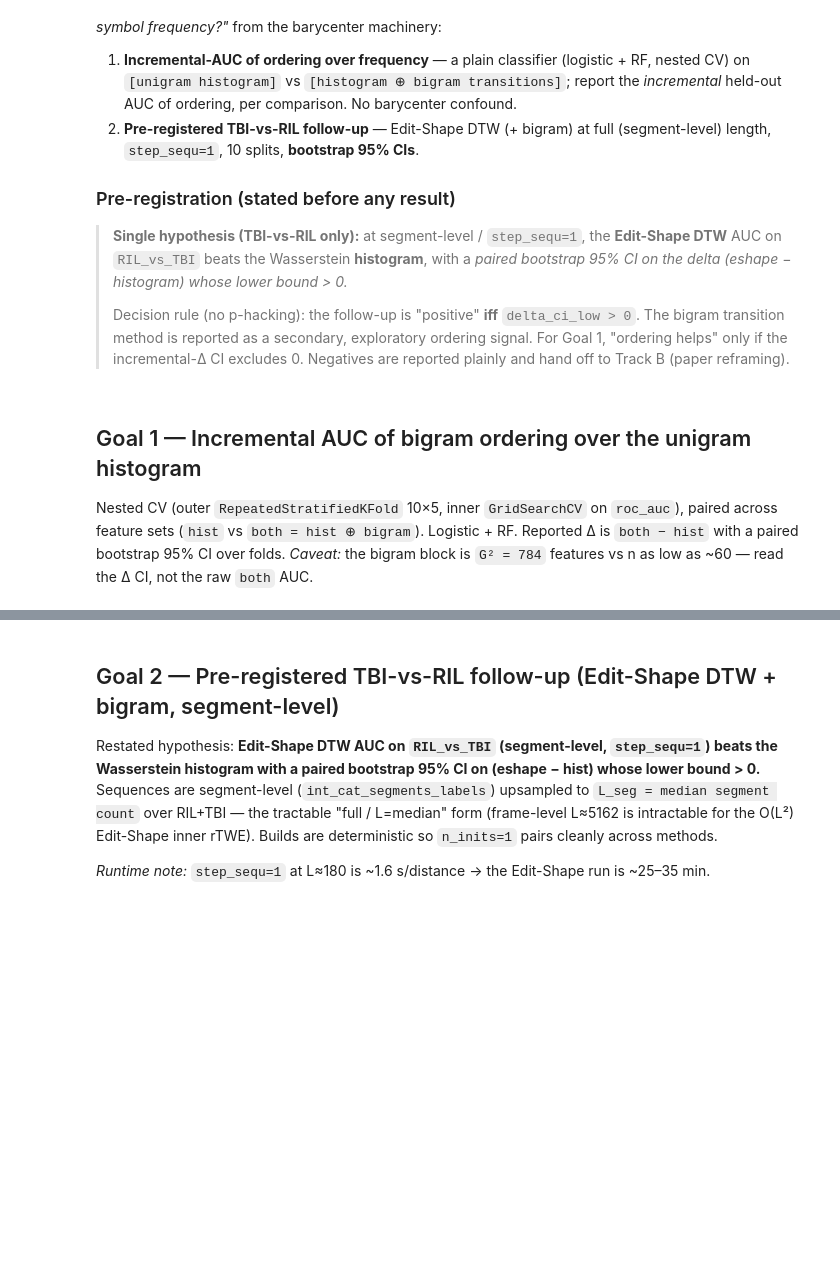
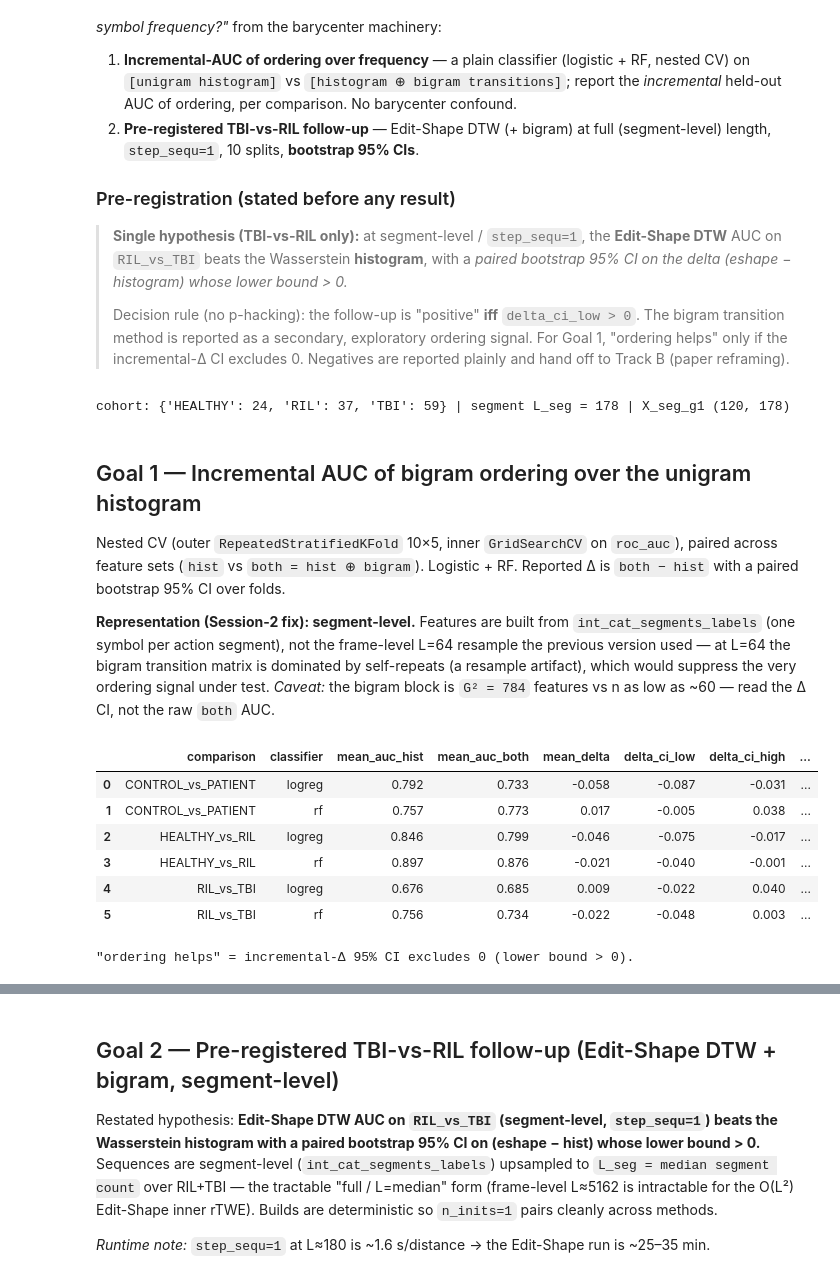
Before and after one commit to samperochon/smartflat, a Jupyter notebook: notebooks/06e_ordering_vs_frequency.ipynb, the cells around one changed output, grey strips where cells are left out. Cells and saved outputs as stored; diff of their text form; code cells hidden in the pictures; blank space fills up the shorter version.

```diff
--- a/notebooks/06e_ordering_vs_frequency.ipynb
+++ b/notebooks/06e_ordering_vs_frequency.ipynb
@@ -23,7 +23,9 @@ carry group signal beyond symbol frequency?"* from the barycenter machinery:
 # %%
 %load_ext autoreload
 %autoreload 2
-import os, json, numpy as np, pandas as pd, matplotlib.pyplot as plt, seaborn as sns
+import os
+os.environ.setdefault('NUMBA_THREADING_LAYER', 'workqueue')  # fork-safe rTWE under the nbconvert kernel
+import json, numpy as np, pandas as pd, matplotlib.pyplot as plt, seaborn as sns
 from IPython.display import display
 import smartflat
 from joblib import load
@@ -37,7 +39,7 @@ from smartflat.features.symbolic_barycenter.baselines import make_patient_contro
 plt.rcParams['figure.dpi'] = 110
 
 ANN, RND, CFG = 'samperochon', 8, 'SymbolicSourceInferenceGoldConfig'
-L, NU, LMBDA, OFFSET = 64, 1e-4, 0.1, 0.3
+NU, LMBDA, OFFSET = 1e-4, 0.1, 0.3
 OUT = os.path.join(get_data_root(), 'outputs', 'symbolic_barycenter', 'g28')
 EXP = os.path.join(OUT, 'experiments')
 os.makedirs(EXP, exist_ok=True)
@@ -58,35 +60,57 @@ df.sort_values('task_number_int', ascending=True, inplace=True)
 df = df[df['pathologie'].isin(['HEALTHY', 'RIL', 'TBI'])]
 df.drop_duplicates(subset=['trigram'], keep='first', inplace=True)
 df = df.reset_index(drop=True)
+labels = df['pathologie'].values.astype(object)
 
-# frame-level, resampled to L=64 (Goal 1 features are length-invariant histograms/bigrams)
-X_cat = np.vstack([upsample_sequence(np.asarray(s), L)
-                   for s in df['int_cat_segm_embedding_labels']]).astype(int)
-labels = df['pathologie'].values.astype(object)
-print('cohort:', df.groupby('pathologie').size().to_dict(), '| X_cat', X_cat.shape)
+# SEGMENT-LEVEL representation for the ordering test (Session-2 fix). The previous version
+# resampled the frame-level sequence to L=64, where ~every bigram transition is a self-repeat
+# (resample artifact) — destroying exactly the ordering signal under test. Segment-level
+# (`int_cat_segments_labels`, one symbol per action segment) is the natural action-transition
+# granularity; upsampled to the cohort median segment count so all rows share a length.
+segs = [np.asarray(s).astype(int) for s in df['int_cat_segments_labels']]
+L_seg_all = int(np.median([len(s) for s in segs]))
+X_seg_g1 = np.vstack([upsample_sequence(s, L_seg_all) for s in segs]).astype(int)
+print('cohort:', df.groupby('pathologie').size().to_dict(),
+      '| segment L_seg =', L_seg_all, '| X_seg_g1', X_seg_g1.shape)
+# %% [output]
+cohort: {'HEALTHY': 24, 'RIL': 37, 'TBI': 59} | segment L_seg = 178 | X_seg_g1 (120, 178)
 # %% [markdown]
 ## Goal 1 — Incremental AUC of bigram ordering over the unigram histogram
 
 Nested CV (outer `RepeatedStratifiedKFold` 10×5, inner `GridSearchCV` on `roc_auc`), paired across
 feature sets (`hist` vs `both = hist ⊕ bigram`). Logistic + RF. Reported Δ is `both − hist` with a
-paired bootstrap 95% CI over folds. *Caveat:* the bigram block is `G² = 784` features vs n as low as
-~60 — read the Δ CI, not the raw `both` AUC.
+paired bootstrap 95% CI over folds.
+
+**Representation (Session-2 fix): segment-level.** Features are built from `int_cat_segments_labels`
+(one symbol per action segment), not the frame-level L=64 resample the previous version used — at
+L=64 the bigram transition matrix is dominated by self-repeats (a resample artifact), which would
+suppress the very ordering signal under test. *Caveat:* the bigram block is `G² = 784` features vs n
+as low as ~60 — read the Δ CI, not the raw `both` AUC.
 # %%
 folds_io, summ_io = B.evaluate_incremental_ordering(
-    X_cat, labels, G28, classifiers=('logreg', 'rf'),
+    X_seg_g1, labels, G28, classifiers=('logreg', 'rf'),
     n_repeats=10, n_folds=5, random_state=42, n_boot=10000,
 )
 summ_io = summ_io.sort_values(['comparison', 'classifier']).reset_index(drop=True)
 folds_io.to_csv(os.path.join(EXP, 'incremental_ordering.csv'), index=False)
 summ_io.to_csv(os.path.join(EXP, 'incremental_ordering_summary.csv'), index=False)
 
 show = summ_io.copy()
 for c in ['mean_auc_hist', 'mean_auc_both', 'mean_delta', 'delta_ci_low', 'delta_ci_high']:
     show[c] = show[c].round(3)
 show['wilcoxon_p'] = show['wilcoxon_p'].round(4)
 show['ordering_helps'] = show['delta_ci_low'] > 0
 display(show)
 print('\n"ordering helps" = incremental-Δ 95% CI excludes 0 (lower bound > 0).')
+# %% [output]
+|  | comparison | classifier | mean_auc_hist | mean_auc_both | mean_delta | delta_ci_low | delta_ci_high | ... |
+| 0 | CONTROL_vs_PATIENT | logreg | 0.792 | 0.733 | -0.058 | -0.087 | -0.031 | ... |
+| 1 | CONTROL_vs_PATIENT | rf | 0.757 | 0.773 | 0.017 | -0.005 | 0.038 | ... |
+| 2 | HEALTHY_vs_RIL | logreg | 0.846 | 0.799 | -0.046 | -0.075 | -0.017 | ... |
+| 3 | HEALTHY_vs_RIL | rf | 0.897 | 0.876 | -0.021 | -0.040 | -0.001 | ... |
+| 4 | RIL_vs_TBI | logreg | 0.676 | 0.685 | 0.009 | -0.022 | 0.040 | ... |
+| 5 | RIL_vs_TBI | rf | 0.756 | 0.734 | -0.022 | -0.048 | 0.003 | ... |
+"ordering helps" = incremental-Δ 95% CI excludes 0 (lower bound > 0).
 # %%
 # incremental-delta with 95% CI error bars, per comparison x classifier
 fig, ax = plt.subplots(figsize=(8, 4))
```
Also changed, not shown: parts of 5 cells of this notebook, 7 other files.
